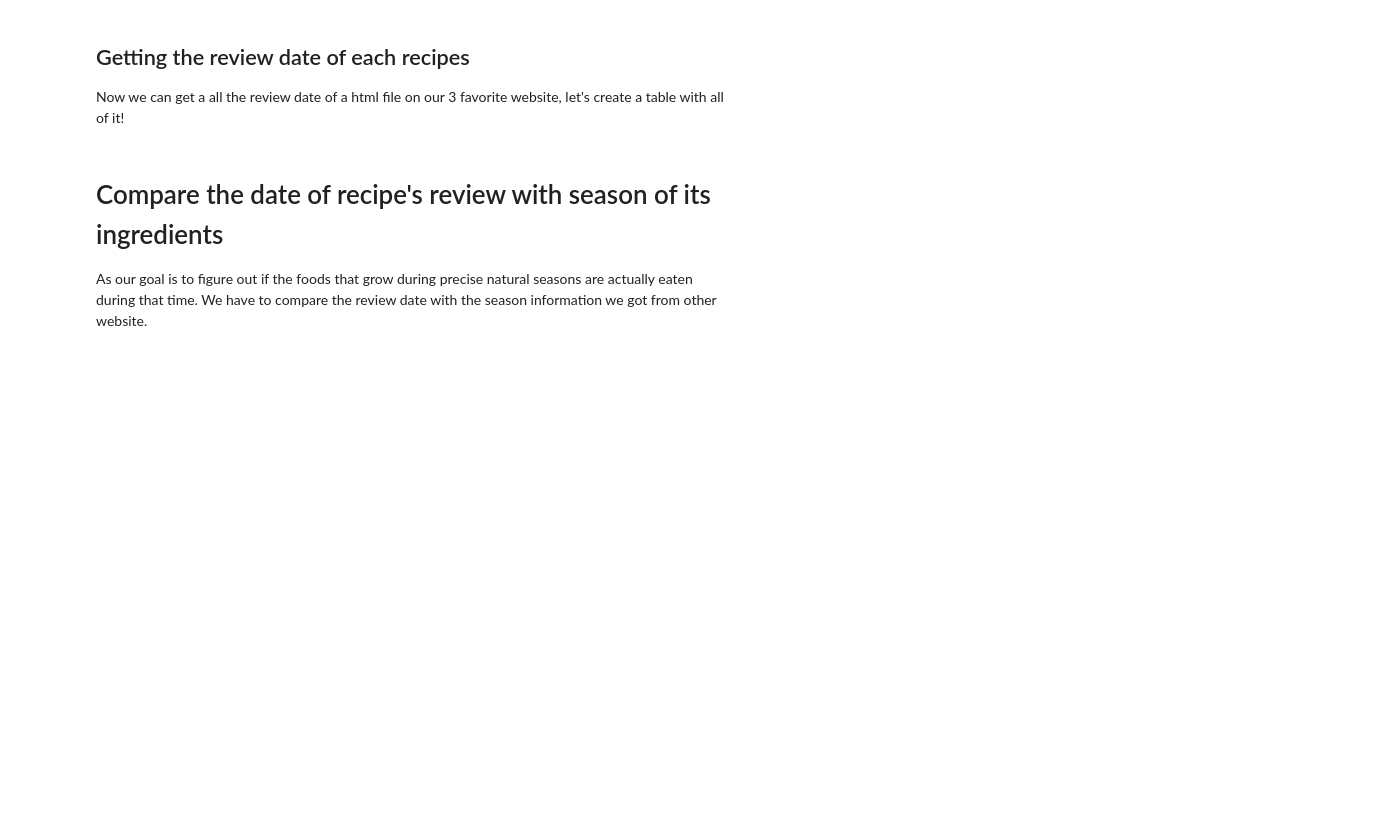
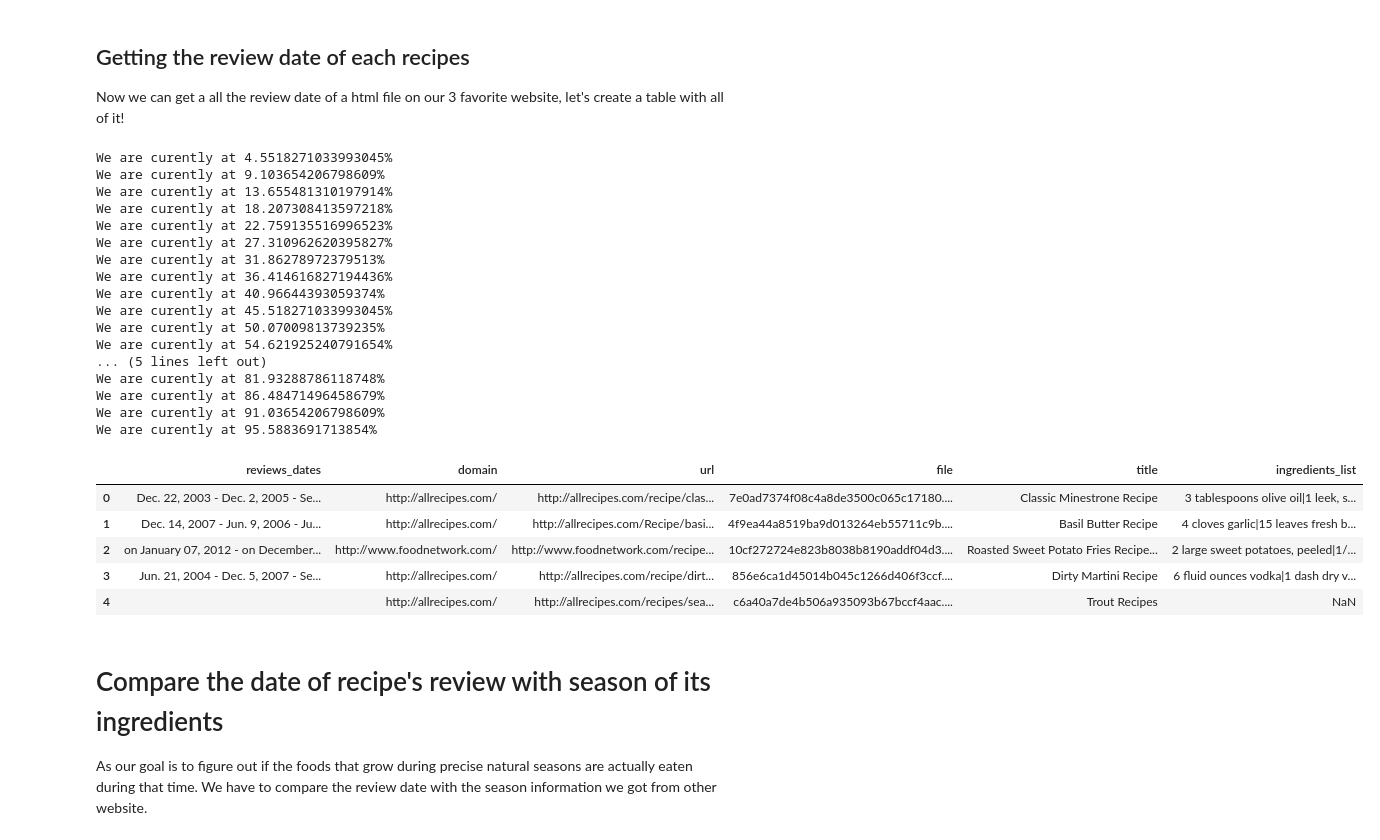
Before and after one commit to csbenz/ada, a Jupyter notebook: project/Project_test.ipynb, the cells around one changed output. Saved outputs shown, nothing was run; the diff lists cells and outputs as text; code cells hidden in the pictures; blank space fills up the shorter version.

Commit message:
finished the compilation of all review date

```diff
--- a/project/Project_test.ipynb
+++ b/project/Project_test.ipynb
@@ -236,10 +234,12 @@ def allRecipesReviewDate(path):
     reviews = ''
     for rev in review_html:
         if rev is not None:
-            if reviews != '':
-                reviews += ' - '
             text = rev.text.strip().replace('\n', '').replace('\t', '')
-            reviews += re.search(r'[A-Z][a-z]{2}\. [0-9]*, 200[0-9]', text).group(0)
+            regex = re.search(r'[A-Z][a-z]{2}\. [0-9]*, 200[0-9]', text)
+            if regex is not None:
+                if reviews != '':
+                    reviews += ' - '
+                reviews += regex.group(0)
     return reviews
 
 #Example of result with a random file on this domain
@@ -275,9 +275,11 @@ def foodnetworkReviewDate(path):
     reviews = ''
     for rev in review_html:
         if rev is not None:
-            if reviews != '':
-                reviews += ' - '
-            reviews += rev.find_all('p')[2].text
+            rev_p = rev.find_all('p')
+            if len(rev_p) >= 3:
+                if reviews != '':
+                    reviews += ' - '
+                reviews += rev_p[2].text
     return reviews
 foodnetworkReviewDate('data/recipePages/10cf272724e823b8038b8190addf04d3.html')
 # %% [output]
@@ -330,3 +317,37 @@ recipes_ingredient.head()
+# %%
+my_file = Path('data/reviews.csv')
+if my_file.is_file():
+    review_data = pd.read_csv('data/reviews.csv')
+else:
+    review_data = build_review_data()
+    review_data.to_csv('data/reviews.csv', index=False)
+
+#TODO: Do we need to save this dataset as a csv as it took some times to generate?
+review_data.head()
+# %% [output]
+We are curently at 4.5518271033993045%
+We are curently at 9.103654206798609%
+We are curently at 13.655481310197914%
+We are curently at 18.207308413597218%
+We are curently at 22.759135516996523%
+We are curently at 27.310962620395827%
+We are curently at 31.86278972379513%
+We are curently at 36.414616827194436%
+We are curently at 40.96644393059374%
+We are curently at 45.518271033993045%
+We are curently at 50.07009813739235%
+We are curently at 54.621925240791654%
+... (5 lines left out)
+We are curently at 81.93288786118748%
+We are curently at 86.48471496458679%
+We are curently at 91.03654206798609%
+We are curently at 95.5883691713854%
+|  | reviews_dates | domain | url | file | title | ingredients_list |
+| 0 | Dec. 22, 2003 - Dec. 2, 2005 - Se... | http://allrecipes.com/ | http://allrecipes.com/recipe/clas... | 7e0ad7374f08c4a8de3500c065c17180.... | Classic Minestrone Recipe | 3 tablespoons olive oil|1 leek, s... |
+| 1 | Dec. 14, 2007 - Jun. 9, 2006 - Ju... | http://allrecipes.com/ | http://allrecipes.com/Recipe/basi... | 4f9ea44a8519ba9d013264eb55711c9b.... | Basil Butter Recipe | 4 cloves garlic|15 leaves fresh b... |
+| 2 | on January 07, 2012 - on December... | http://www.foodnetwork.com/ | http://www.foodnetwork.com/recipe... | 10cf272724e823b8038b8190addf04d3.... | Roasted Sweet Potato Fries Recipe... | 2 large sweet potatoes, peeled|1/... |
+| 3 | Jun. 21, 2004 - Dec. 5, 2007 - Se... | http://allrecipes.com/ | http://allrecipes.com/recipe/dirt... | 856e6ca1d45014b045c1266d406f3ccf.... | Dirty Martini Recipe | 6 fluid ounces vodka|1 dash dry v... |
+| 4 |  | http://allrecipes.com/ | http://allrecipes.com/recipes/sea... | c6a40a7de4b506a935093b67bccf4aac.... | Trout Recipes | NaN |
 # %% [markdown]
 # Compare the date of recipe's review with season of its ingredients
 As our goal is to figure out if the foods that grow during precise natural seasons are actually eaten during that time. We have to compare the review date with the season information we got from other website.
```
Also changed, not shown: parts of 4 cells of this notebook, 1 other file.
